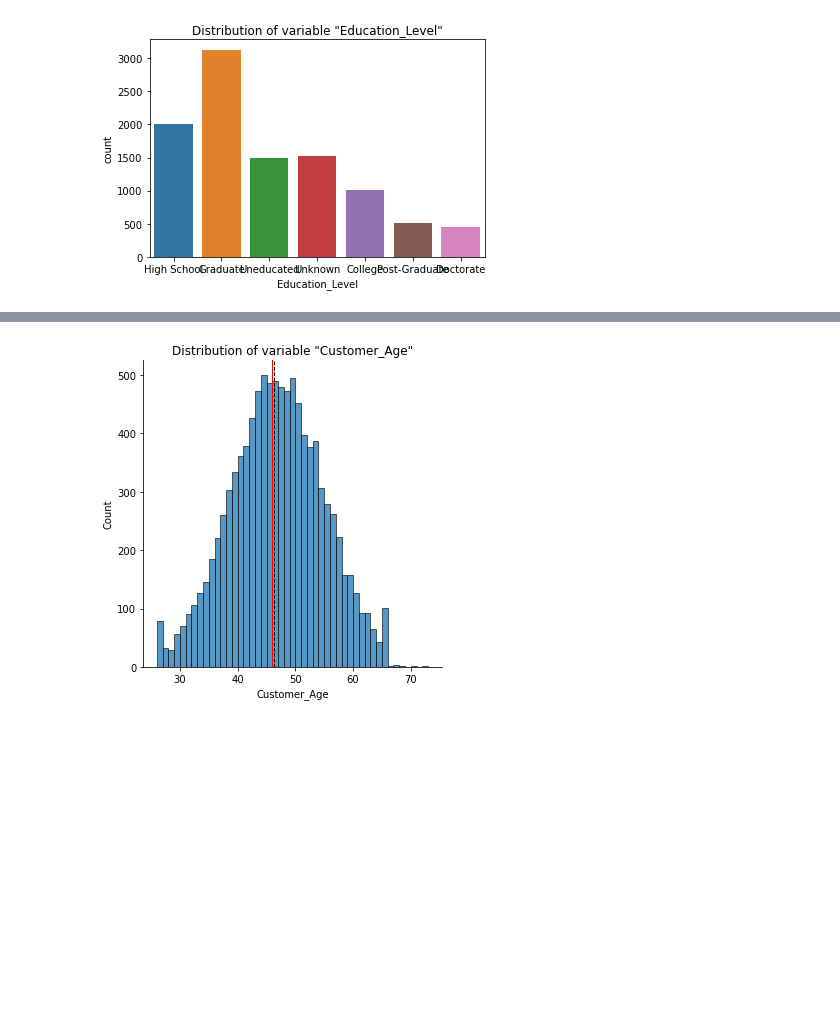
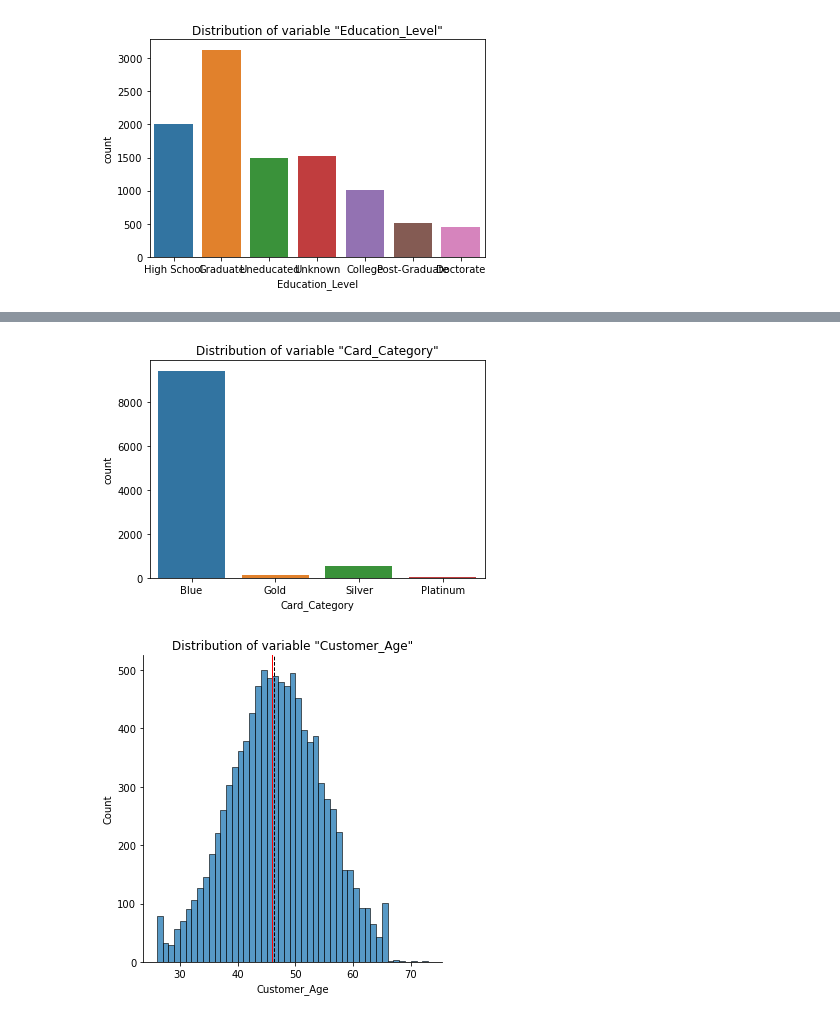
Before and after one commit to GurgenHovakimyan/customer_behavior, a Jupyter notebook: Bank_customer_churn/BankChurn.ipynb, the cells around one changed output, grey strips where cells are left out. Cells and saved outputs as stored; diff of their text form; code cells hidden in the pictures; blank space fills up the shorter version.

```diff
--- a/Bank_customer_churn/BankChurn.ipynb
+++ b/Bank_customer_churn/BankChurn.ipynb
@@ -87,3 +95,7 @@ plot_objects(df, 'Education_Level')
+# %%
+plot_objects(df, "Card_Category")
+# %% [output]
+[figure, added]
 # %%
 plot_continuous(df, "Customer_Age")
 # %% [output]
```
Also changed, not shown: parts of 5 cells of this notebook.
